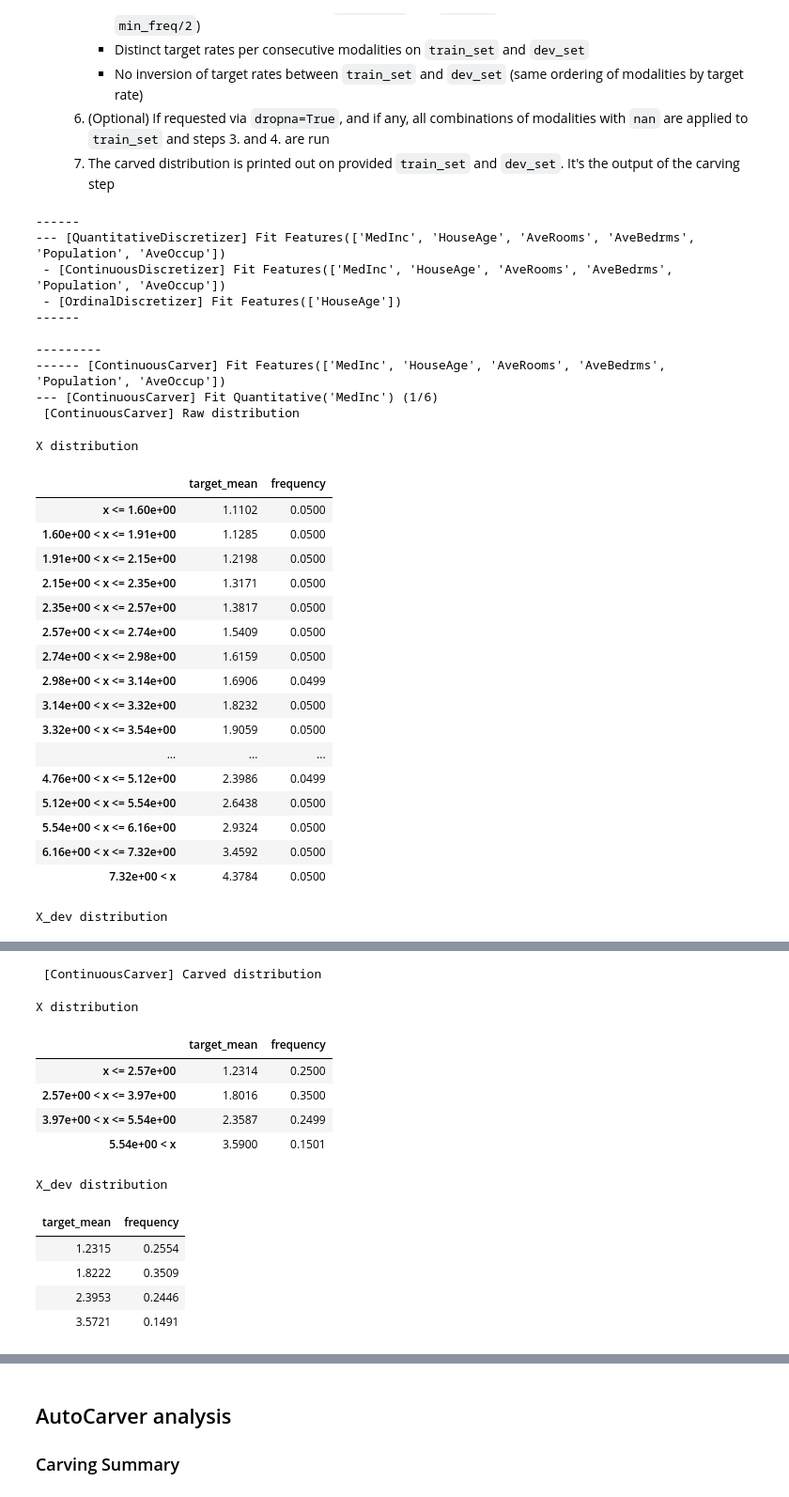
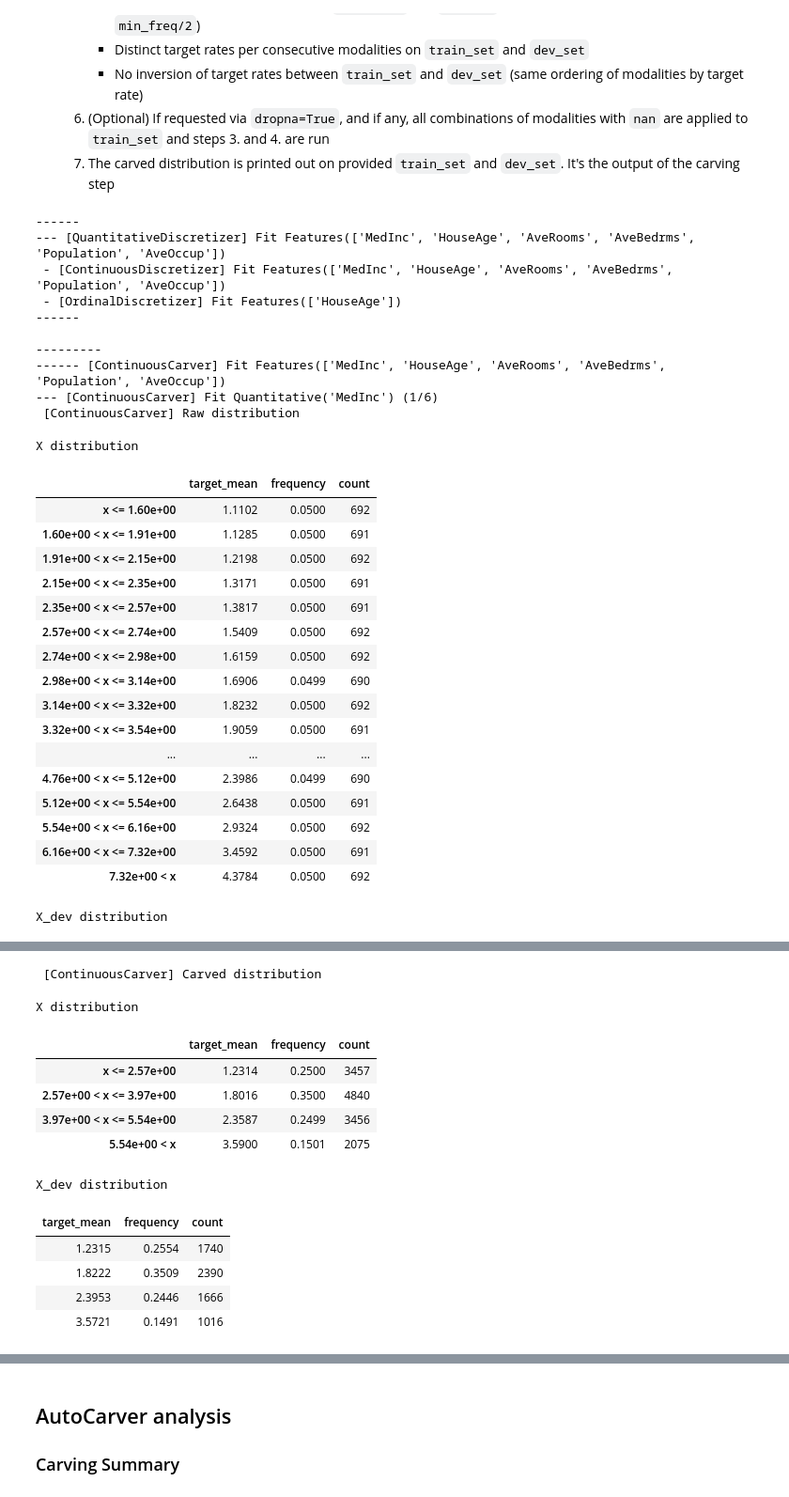
Before and after one commit to mdefrance/AutoCarver, a Jupyter notebook: docs/source/examples/Carvers/ContinuousRegression/continuous_regression_example.ipynb, the cells around one changed output, grey strips where cells are left out. Shown at 94% size. Drawn from its saved outputs; the diff is of its cells as text; code cells hidden in the pictures.

```diff
--- a/docs/source/examples/Carvers/ContinuousRegression/continuous_regression_example.ipynb
+++ b/docs/source/examples/Carvers/ContinuousRegression/continuous_regression_example.ipynb
@@ -165,47 +165,45 @@ ordinal_encoding = True
     7. The carved distribution is printed out on provided ``train_set`` and ``dev_set``. It's the output of the carving step
 # %%
 from AutoCarver import ContinuousCarver
+from AutoCarver.discretizers.utils.base_discretizer import DiscretizerConfig
 
 # intiating AutoCarver
 auto_carver = ContinuousCarver(
     features=features,
     min_freq=min_freq,
     max_n_mod=max_n_mod,
-    dropna=dropna,
-    ordinal_encoding=ordinal_encoding,
-    verbose=True,  # showing statistics
-    copy=True,  # whether or not to return a copy of the input dataset
+    config=DiscretizerConfig(dropna=dropna, ordinal_encoding=ordinal_encoding, verbose=True, copy=True),
 )
 
 # fitting on training sample, a dev sample can be specified to evaluate carving robustness
 train_set_processed = auto_carver.fit_transform(train_set, train_set[target], X_dev=dev_set, y_dev=dev_set[target])
 # %% [output]
 ------
 --- [QuantitativeDiscretizer] Fit Features(['MedInc', 'HouseAge', 'AveRooms', 'AveBedrms', 'Population', 'AveOccup'])
  - [ContinuousDiscretizer] Fit Features(['MedInc', 'HouseAge', 'AveRooms', 'AveBedrms', 'Population', 'AveOccup'])
  - [OrdinalDiscretizer] Fit Features(['HouseAge'])
 ------
 
 ---------
 ------ [ContinuousCarver] Fit Features(['MedInc', 'HouseAge', 'AveRooms', 'AveBedrms', 'Population', 'AveOccup'])
 --- [ContinuousCarver] Fit Quantitative('MedInc') (1/6)
  [ContinuousCarver] Raw distribution
 X distribution
-|  | target_mean | frequency |
-| x <= 1.60e+00 | 1.1102 | 0.0500 |
-| 1.60e+00 < x <= 1.91e+00 | 1.1285 | 0.0500 |
-| 1.91e+00 < x <= 2.15e+00 | 1.2198 | 0.0500 |
-| 2.15e+00 < x <= 2.35e+00 | 1.3171 | 0.0500 |
-| 2.35e+00 < x <= 2.57e+00 | 1.3817 | 0.0500 |
-| 2.57e+00 < x <= 2.74e+00 | 1.5409 | 0.0500 |
-| 2.74e+00 < x <= 2.98e+00 | 1.6159 | 0.0500 |
-| 2.98e+00 < x <= 3.14e+00 | 1.6906 | 0.0499 |
-| 3.14e+00 < x <= 3.32e+00 | 1.8232 | 0.0500 |
-| 3.32e+00 < x <= 3.54e+00 | 1.9059 | 0.0500 |
-| ... | ... | ... |
-| 4.76e+00 < x <= 5.12e+00 | 2.3986 | 0.0499 |
-| 5.12e+00 < x <= 5.54e+00 | 2.6438 | 0.0500 |
-| 5.54e+00 < x <= 6.16e+00 | 2.9324 | 0.0500 |
-| 6.16e+00 < x <= 7.32e+00 | 3.4592 | 0.0500 |
-| 7.32e+00 < x | 4.3784 | 0.0500 |
+|  | target_mean | frequency | count |
+| x <= 1.60e+00 | 1.1102 | 0.0500 | 692 |
+| 1.60e+00 < x <= 1.91e+00 | 1.1285 | 0.0500 | 691 |
+| 1.91e+00 < x <= 2.15e+00 | 1.2198 | 0.0500 | 692 |
+| 2.15e+00 < x <= 2.35e+00 | 1.3171 | 0.0500 | 691 |
+| 2.35e+00 < x <= 2.57e+00 | 1.3817 | 0.0500 | 691 |
+| 2.57e+00 < x <= 2.74e+00 | 1.5409 | 0.0500 | 692 |
+| 2.74e+00 < x <= 2.98e+00 | 1.6159 | 0.0500 | 692 |
+| 2.98e+00 < x <= 3.14e+00 | 1.6906 | 0.0499 | 690 |
+| 3.14e+00 < x <= 3.32e+00 | 1.8232 | 0.0500 | 692 |
+| 3.32e+00 < x <= 3.54e+00 | 1.9059 | 0.0500 | 691 |
+| ... | ... | ... | ... |
+| 4.76e+00 < x <= 5.12e+00 | 2.3986 | 0.0499 | 690 |
+| 5.12e+00 < x <= 5.54e+00 | 2.6438 | 0.0500 | 691 |
+| 5.54e+00 < x <= 6.16e+00 | 2.9324 | 0.0500 | 692 |
+| 6.16e+00 < x <= 7.32e+00 | 3.4592 | 0.0500 | 691 |
+| 7.32e+00 < x | 4.3784 | 0.0500 | 692 |
 X_dev distribution
@@ -229,16 +227,16 @@ X_dev distribution
  [ContinuousCarver] Carved distribution
 X distribution
-|  | target_mean | frequency |
-| x <= 2.57e+00 | 1.2314 | 0.2500 |
-| 2.57e+00 < x <= 3.97e+00 | 1.8016 | 0.3500 |
-| 3.97e+00 < x <= 5.54e+00 | 2.3587 | 0.2499 |
-| 5.54e+00 < x | 3.5900 | 0.1501 |
+|  | target_mean | frequency | count |
+| x <= 2.57e+00 | 1.2314 | 0.2500 | 3457 |
+| 2.57e+00 < x <= 3.97e+00 | 1.8016 | 0.3500 | 4840 |
+| 3.97e+00 < x <= 5.54e+00 | 2.3587 | 0.2499 | 3456 |
+| 5.54e+00 < x | 3.5900 | 0.1501 | 2075 |
 X_dev distribution
-| target_mean | frequency |
-| 1.2315 | 0.2554 |
-| 1.8222 | 0.3509 |
-| 2.3953 | 0.2446 |
-| 3.5721 | 0.1491 |
+| target_mean | frequency | count |
+| 1.2315 | 0.2554 | 1740 |
+| 1.8222 | 0.3509 | 2390 |
+| 2.3953 | 0.2446 | 1666 |
+| 3.5721 | 0.1491 | 1016 |
 --- [ContinuousCarver] Fit Quantitative('HouseAge') (2/6)
  [ContinuousCarver] Raw distribution
 X distribution
```
Also changed, not shown: parts of 9 cells of this notebook, 24 other files.
